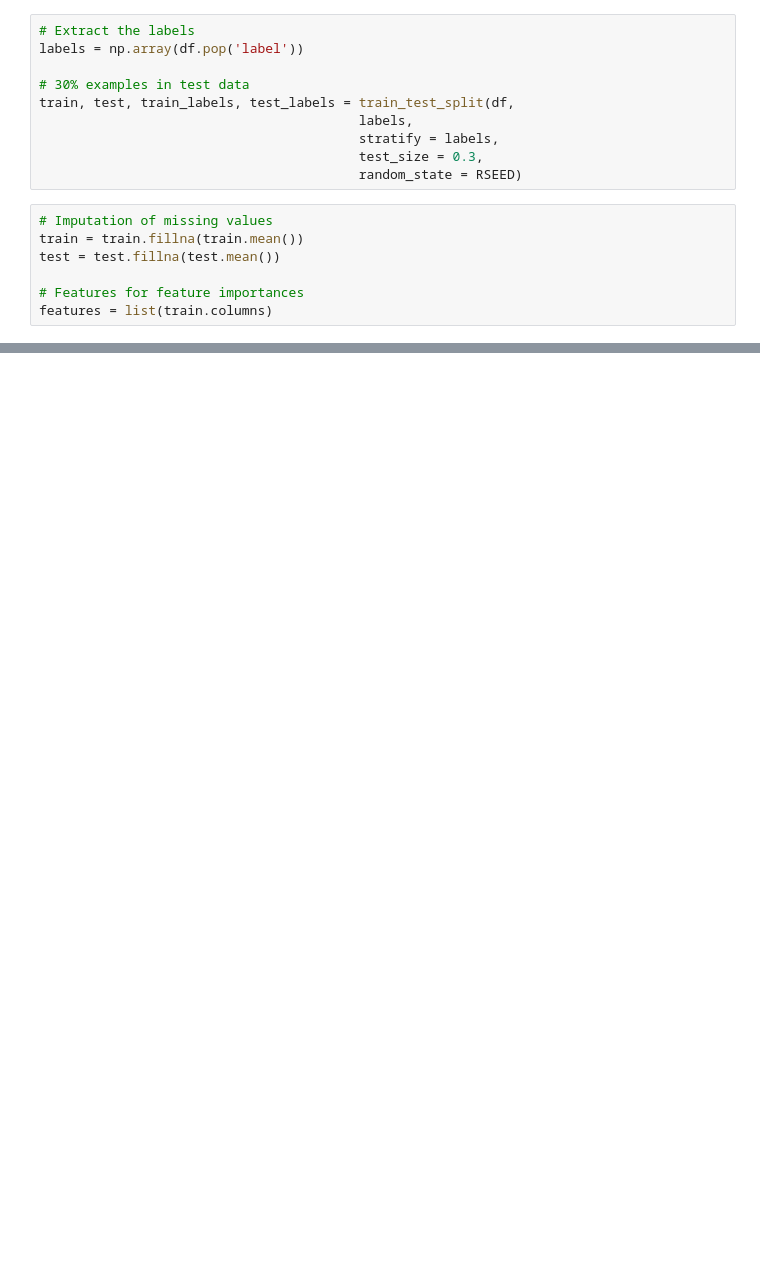
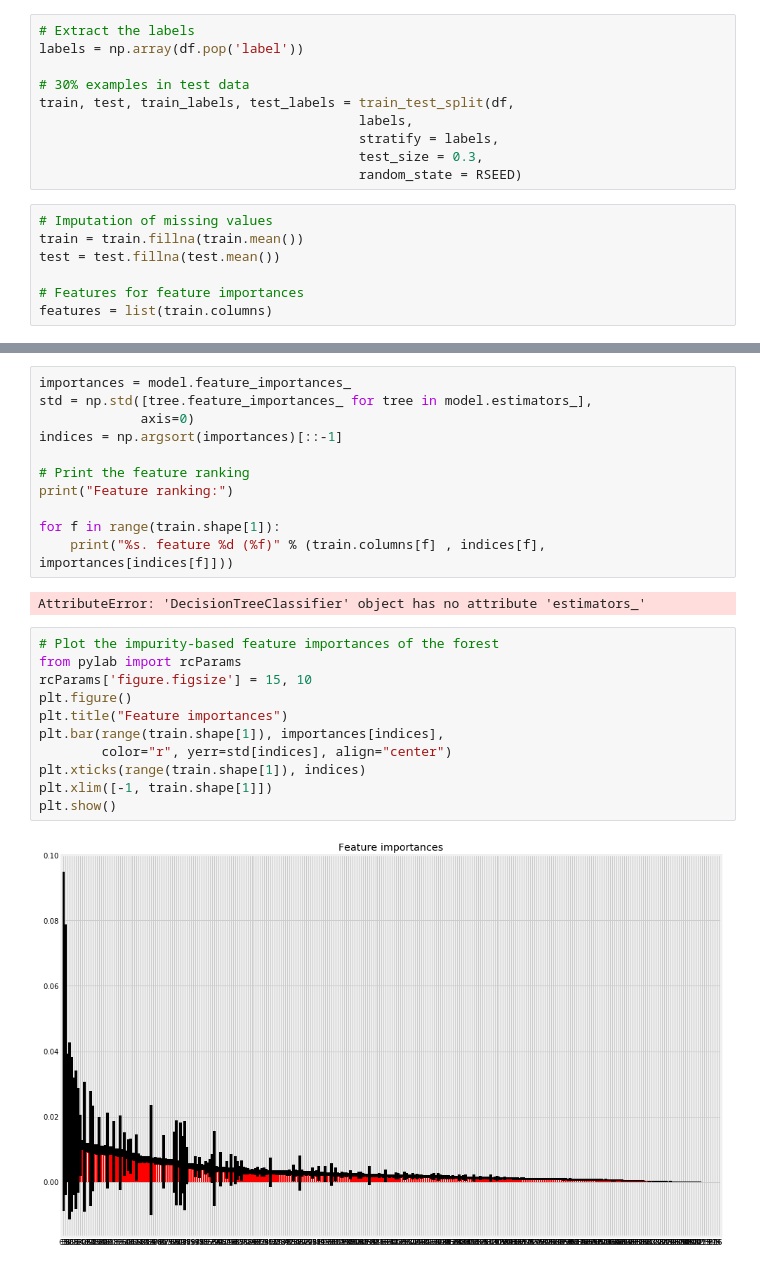
Before and after one commit to josearun85/adv-analytics, a Jupyter notebook: machine learning/python/random_forest.ipynb, the cells around one changed output, grey strips where cells are left out. Cells and saved outputs as stored; diff of their text form; blank space fills up the shorter version.

```diff
--- a/machine learning/python/random_forest.ipynb
+++ b/machine learning/python/random_forest.ipynb
@@ -214,0 +204,26 @@ Confusion matrix, without normalization
+# %%
+importances = model.feature_importances_
+std = np.std([tree.feature_importances_ for tree in model.estimators_],
+             axis=0)
+indices = np.argsort(importances)[::-1]
+
+# Print the feature ranking
+print("Feature ranking:")
+
+for f in range(train.shape[1]):
+    print("%s. feature %d (%f)" % (train.columns[f] , indices[f], importances[indices[f]]))
+# %% [output]
+AttributeError: 'DecisionTreeClassifier' object has no attribute 'estimators_'
+# %%
+# Plot the impurity-based feature importances of the forest
+from pylab import rcParams
+rcParams['figure.figsize'] = 15, 10
+plt.figure()
+plt.title("Feature importances")
+plt.bar(range(train.shape[1]), importances[indices],
+        color="r", yerr=std[indices], align="center")
+plt.xticks(range(train.shape[1]), indices)
+plt.xlim([-1, train.shape[1]])
+plt.show()
+# %% [output]
+[figure, added]
```
Also changed, not shown: parts of 8 cells of this notebook, 7 other files.
